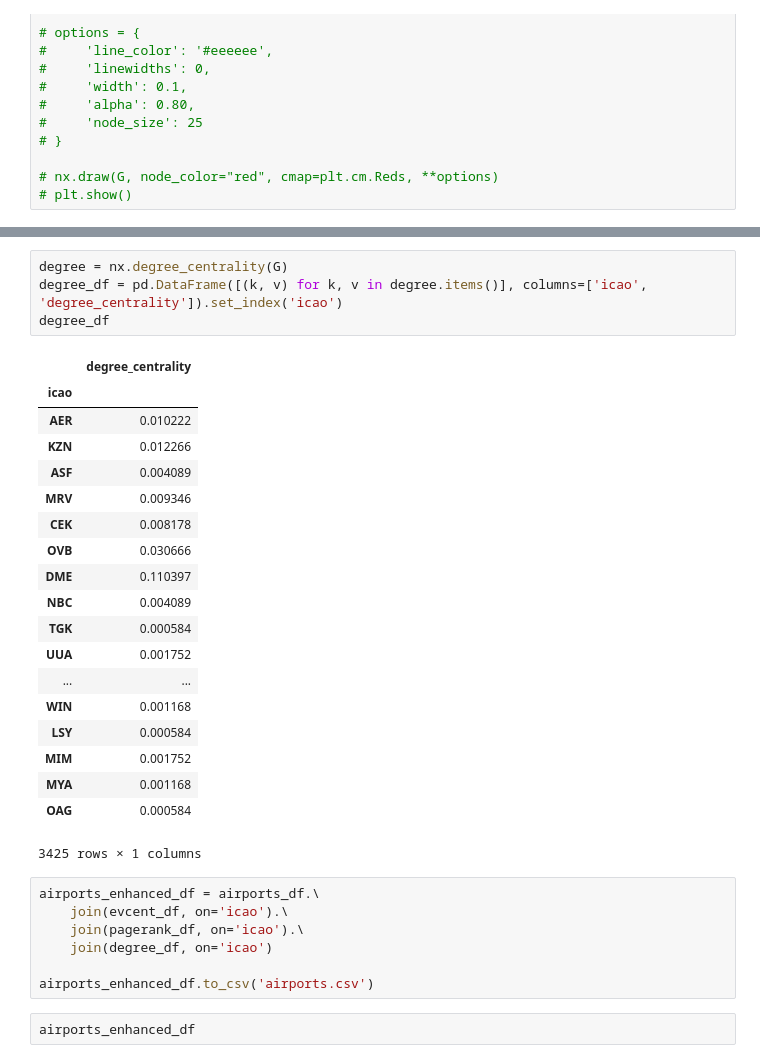
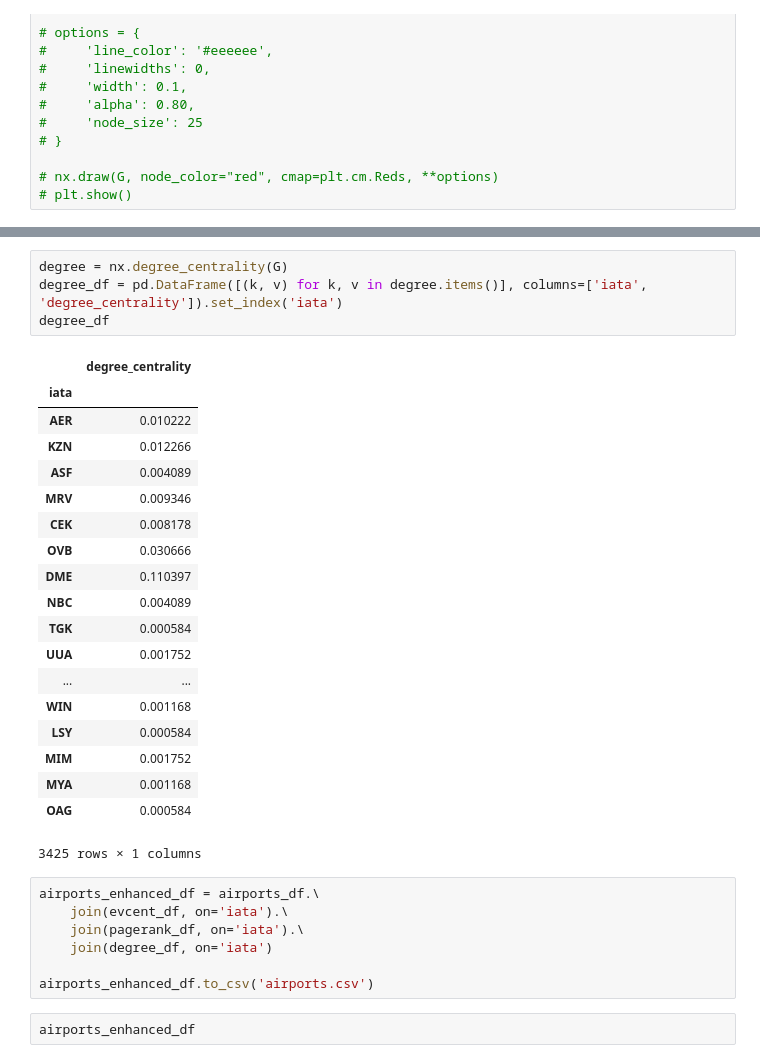
Before and after one commit to benjiao/airports-notebook, a Jupyter notebook: Prepare Airports.ipynb, the cells around one changed output, grey strips where cells are left out. Drawn from its saved outputs; the diff is of its cells as text.

```diff
--- a/Prepare Airports.ipynb
+++ b/Prepare Airports.ipynb
@@ -193,11 +193,11 @@ pagerank_df
 3425 rows × 1 columns
 # %%
 degree = nx.degree_centrality(G)
-degree_df = pd.DataFrame([(k, v) for k, v in degree.items()], columns=['icao', 'degree_centrality']).set_index('icao')
+degree_df = pd.DataFrame([(k, v) for k, v in degree.items()], columns=['iata', 'degree_centrality']).set_index('iata')
 degree_df
 # %% [output]
 |  | degree_centrality |
-| icao |  |
+| iata |  |
 | AER | 0.010222 |
 | KZN | 0.012266 |
 | ASF | 0.004089 |
@@ -217,9 +217,9 @@ degree_df
 3425 rows × 1 columns
 # %%
 airports_enhanced_df = airports_df.\
-    join(evcent_df, on='icao').\
-    join(pagerank_df, on='icao').\
-    join(degree_df, on='icao')
+    join(evcent_df, on='iata').\
+    join(pagerank_df, on='iata').\
+    join(degree_df, on='iata')
 
 airports_enhanced_df.to_csv('airports.csv')
 # %%
```
Also changed, not shown: parts of 2 cells of this notebook, 1 other file.
